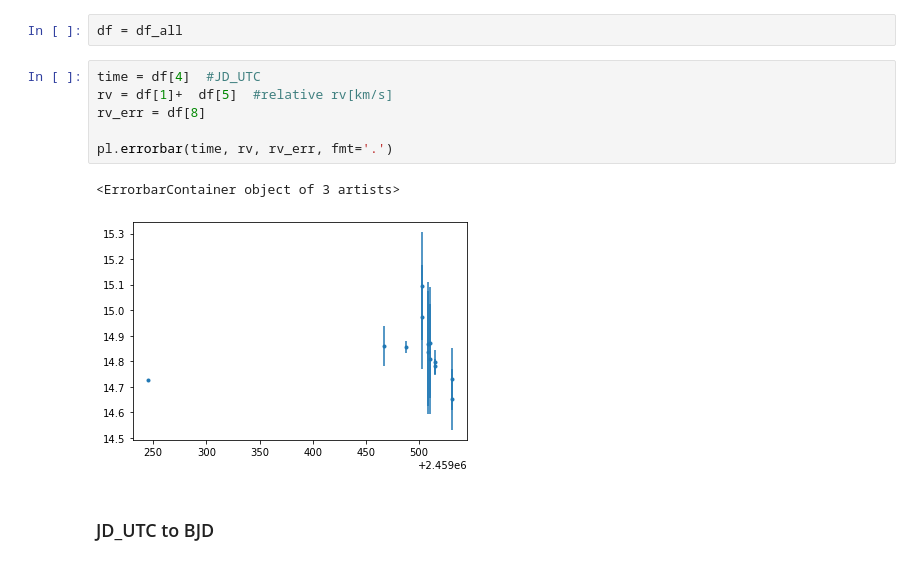
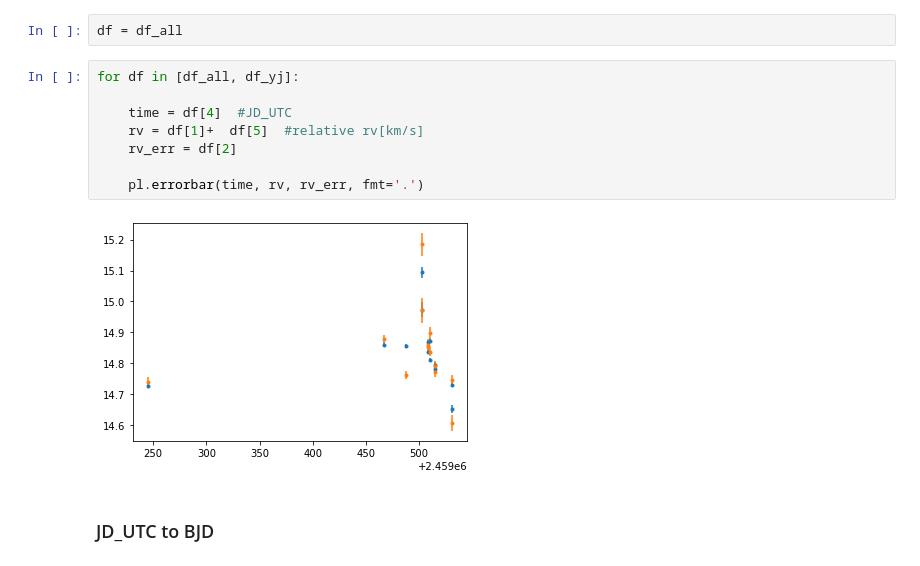
Before and after one commit to jpdeleon/toi1696, a Jupyter notebook: notebooks/RV analysis.ipynb, the cells around one changed output. Cells and saved outputs as stored; diff of their text form.

```diff
--- a/notebooks/RV analysis.ipynb
+++ b/notebooks/RV analysis.ipynb
@@ -31,13 +31,14 @@ df_yj
 # %%
 df = df_all
 # %%
-time = df[4]  #JD_UTC
-rv = df[1]+  df[5]  #relative rv[km/s]
-rv_err = df[8]
+for df in [df_all, df_yj]:
 
-pl.errorbar(time, rv, rv_err, fmt='.')
+    time = df[4]  #JD_UTC
+    rv = df[1]+  df[5]  #relative rv[km/s]
+    rv_err = df[2]
+
+    pl.errorbar(time, rv, rv_err, fmt='.')
 # %% [output]
-<ErrorbarContainer object of 3 artists>
-[figure, old version]
+[figure, new version]
 # %% [markdown]
 ### JD_UTC to BJD
```
Also changed, not shown: parts of 11 cells of this notebook.
